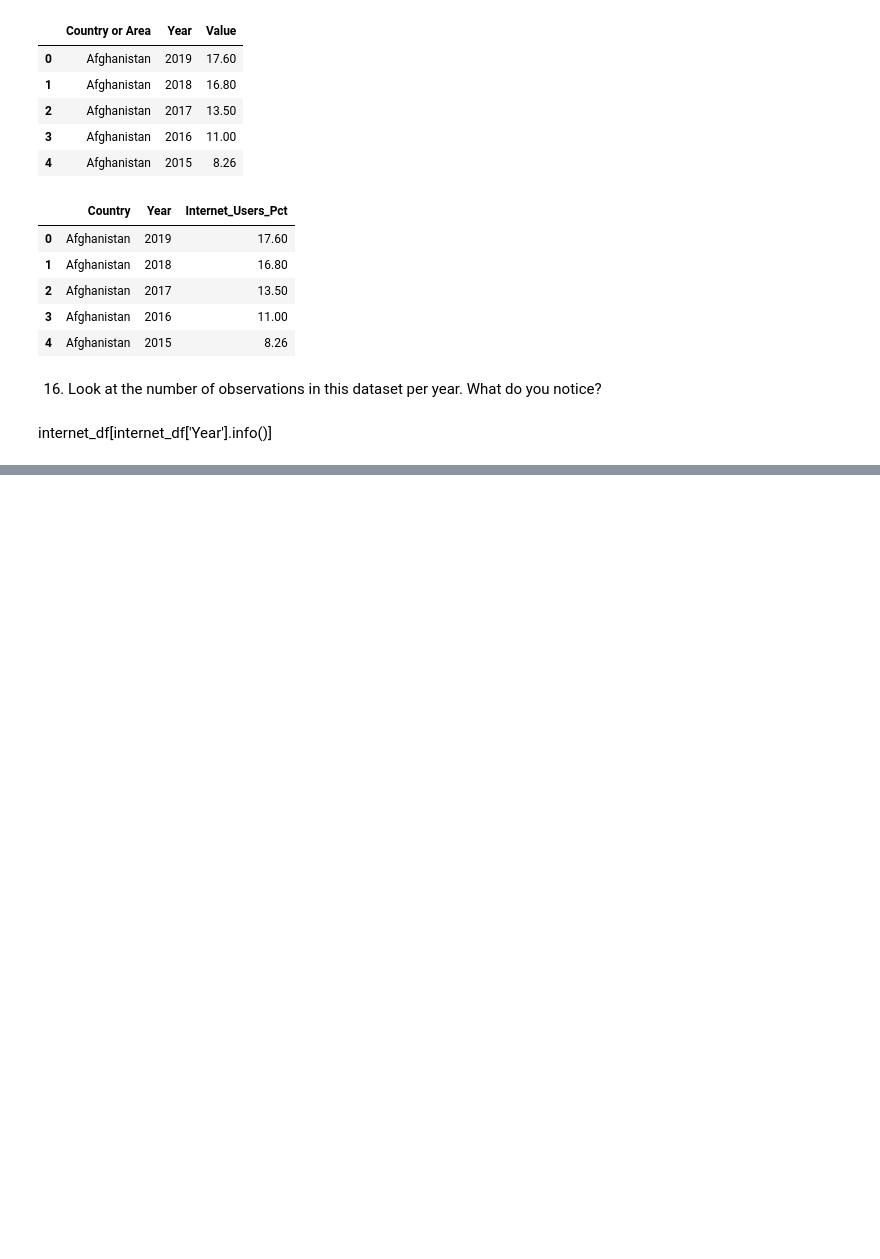
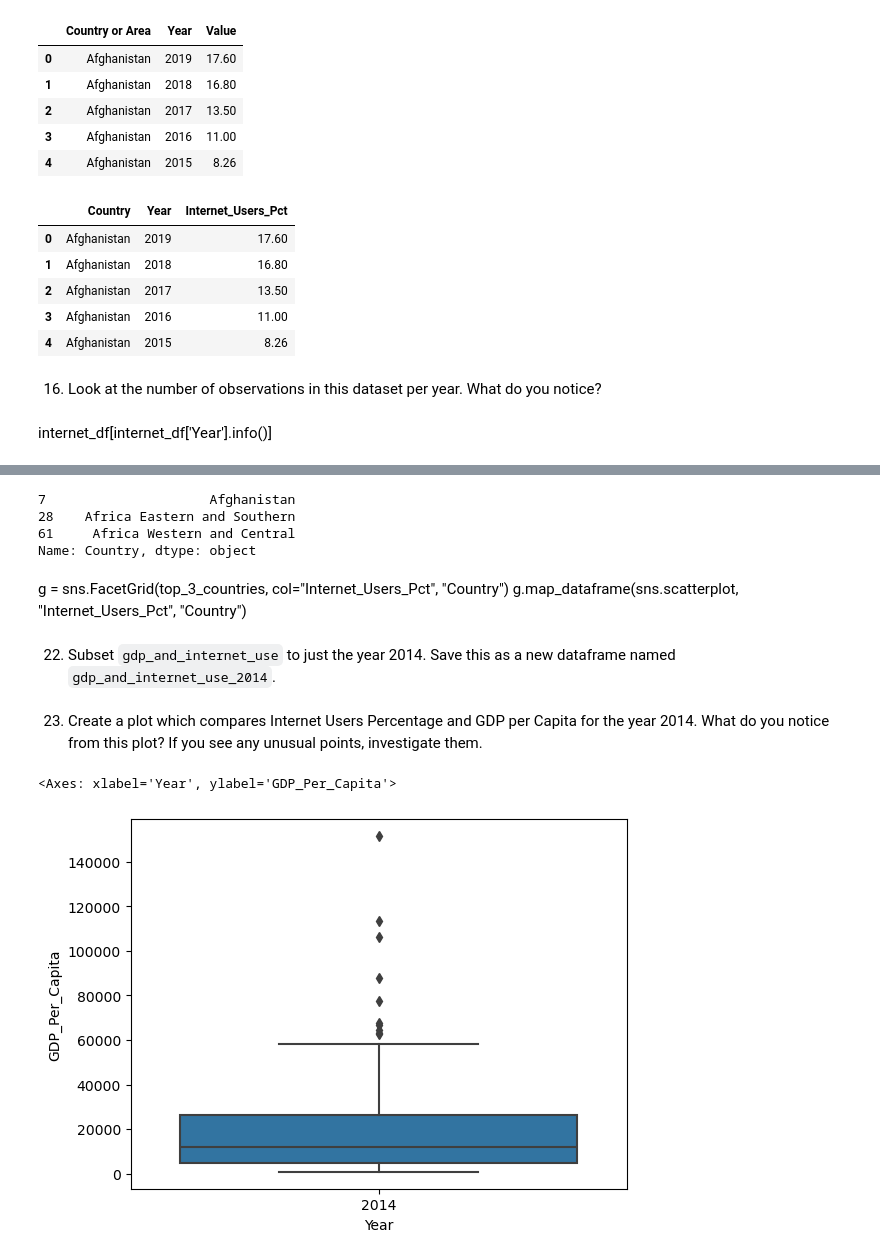
Before and after one commit to NSS-Data-Analytics-Cohort-12/un-python-ericahen, a Jupyter notebook: notebooks/un_project.ipynb, the cells around one changed output, grey strips where cells are left out. Drawn from its saved outputs; the diff is of its cells as text; code cells hidden in the pictures; blank space fills up the shorter version.

```diff
--- a/notebooks/un_project.ipynb
+++ b/notebooks/un_project.ipynb
@@ -342,0 +411,3 @@ internet_df[internet_df['Year'].info()]
+# %%
+gdp_and_internet_use = pd.concat([gdp_df, internet_df])
+gdp_and_internet_use.info()
@@ -342,0 +434,21 @@ internet_df[internet_df['Year'].info()]
+# %%
+print(top_3_countries)
+# %% [output]
+7                     Afghanistan
+28    Africa Eastern and Southern
+61     Africa Western and Central
+Name: Country, dtype: object
+# %% [markdown]
+g = sns.FacetGrid(top_3_countries, col="Internet_Users_Pct", "Country")
+g.map_dataframe(sns.scatterplot, "Internet_Users_Pct", "Country")
+# %% [markdown]
+22. Subset `gdp_and_internet_use` to just the year 2014. Save this as a new dataframe named `gdp_and_internet_use_2014`.
+# %%
+gdp_and_internet_use_2014 = gdp_and_internet_use[gdp_and_internet_use['Year'] == 2014]
+# %% [markdown]
+23. Create a plot which compares Internet Users Percentage and GDP per Capita for the year 2014. What do you notice from this plot? If you see any unusual points, investigate them.
+# %%
+sns.boxplot( x=gdp_and_internet_use_2014["Year"], y=gdp_and_internet_use_2014["GDP_Per_Capita"] )
+# %% [output]
+<Axes: xlabel='Year', ylabel='GDP_Per_Capita'>
+[figure, added]
```
Also changed, not shown: parts of 16 cells of this notebook.
